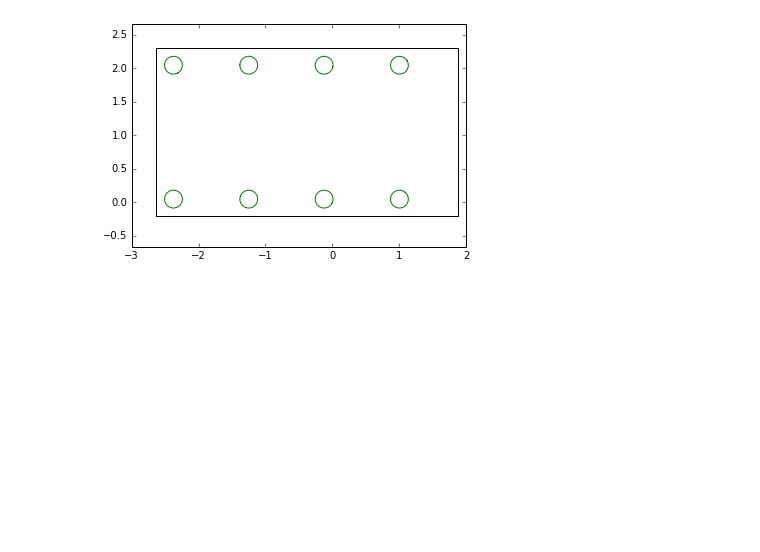
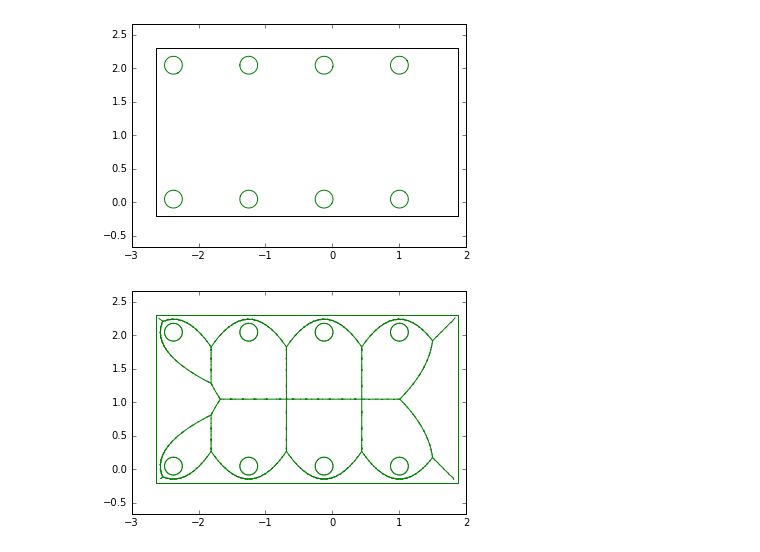
Before and after one commit to mikedh/trimesh, a Jupyter notebook: examples/section.ipynb, the cells around one changed output. Cells and saved outputs as stored; diff of their text form; code cells hidden in the pictures; blank space fills up the shorter version.

```diff
--- a/examples/section.ipynb
+++ b/examples/section.ipynb
@@ -39,3 +39,8 @@ section_2D, T_matrix = sections[0].to_planar()
 section_2D.show()
 # %% [output]
 [figure]
+# %%
+# the medial axis is available for closed Path2D objects
+(section_2D + section_2D.medial_axis()).show()
+# %% [output]
+[figure, added]
```
Also changed, not shown: 6 other files.
